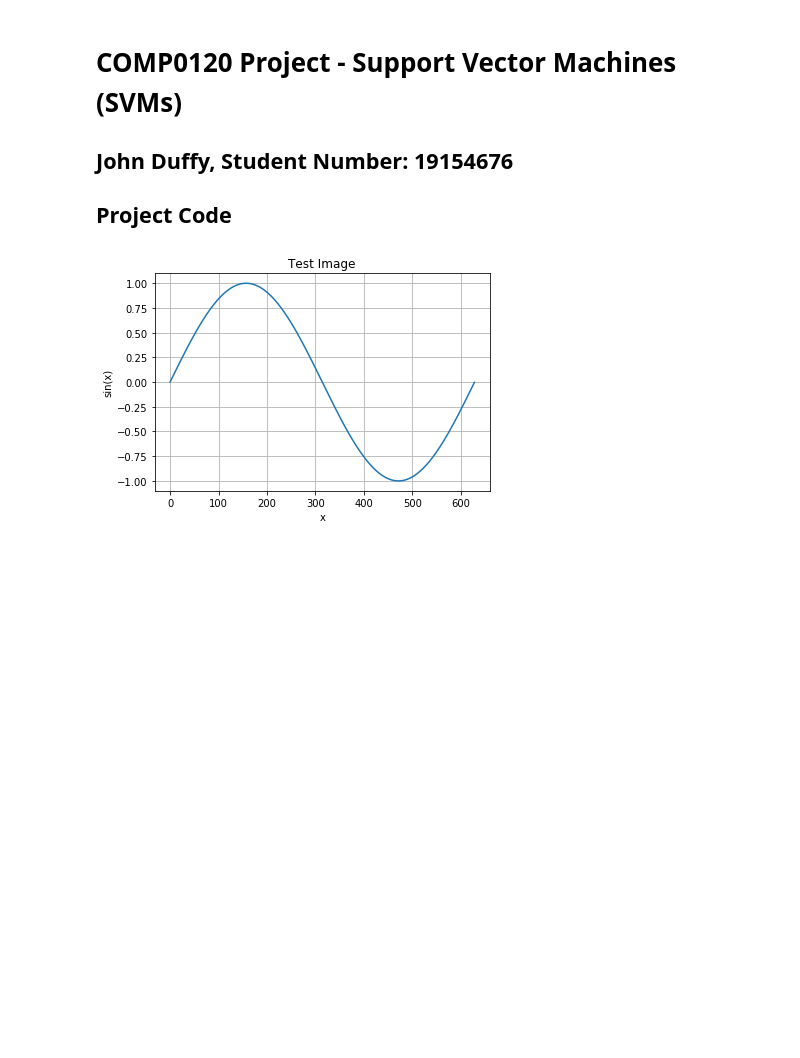
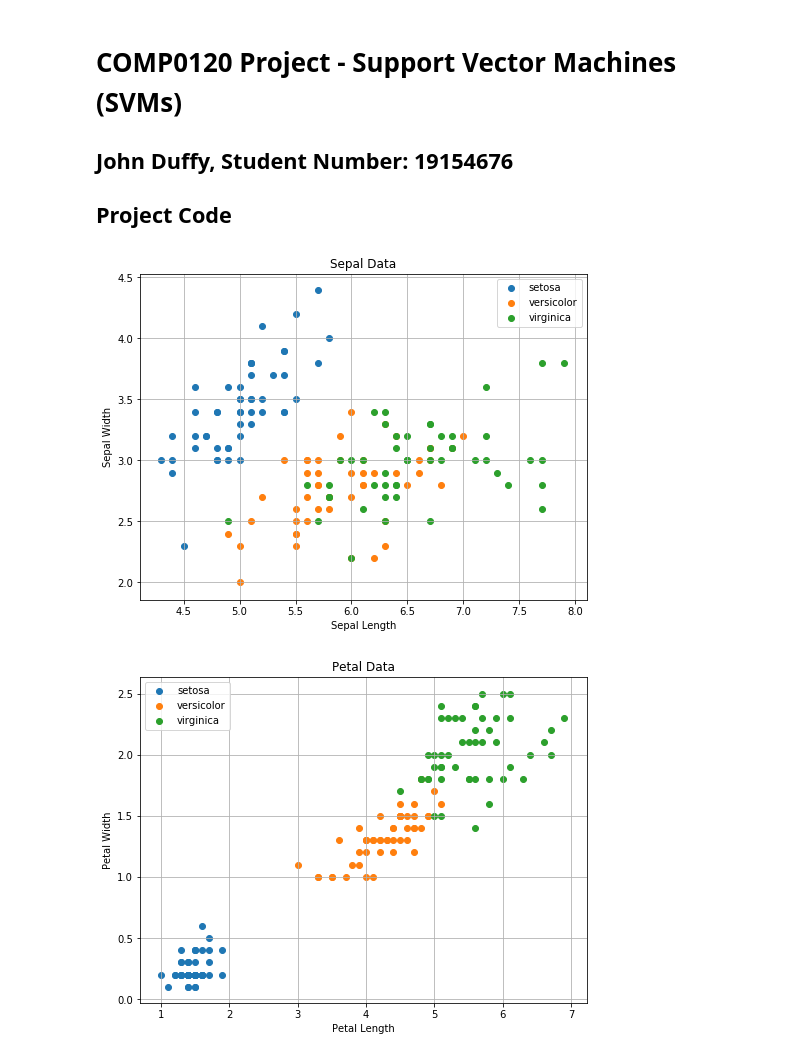
Before and after one commit to johnduffymsc/msc_comp0120project, a Jupyter notebook: COMP0120_Project_John_Duffy.ipynb, the cells around one changed output. Drawn from its saved outputs; the diff is of its cells as text; code cells hidden in the pictures; blank space fills up the shorter version.

Commit message:
Added Iris Dataset.

```diff
--- a/COMP0120_Project_John_Duffy.ipynb
+++ b/COMP0120_Project_John_Duffy.ipynb
@@ -8,11 +10,33 @@ import numpy as np
-# %%
-x = np.arange(0.0, 2 * np.pi, 0.01)
-plt.plot(np.sin(x))
-plt.title("Test Image")
-plt.xlabel("x")
-plt.ylabel("sin(x)")
-plt.grid()
-plt.savefig("test_image.eps")
-plt.show()
-# %% [output]
-[figure, removed]
+# %%
+iris = datasets.load_iris()
+
+X = iris["data"]
+y = iris["target"]
+y_names = iris["target_names"]
+
+# Sepal Data
+plt.figure(figsize=(8, 6))
+for i in np.sort(np.unique(y)):
+    plt.scatter(X[y == i, 0], X[y == i, 1], label=y_names[i])
+plt.title("Sepal Data")
+plt.xlabel("Sepal Length")
+plt.ylabel("Sepal Width")
+plt.legend()
+plt.grid()
+plt.savefig("iris_sepal.png")
+plt.show()
+
+# Petal Data
+plt.figure(figsize=(8, 6))
+for i in np.sort(np.unique(y)):
+    plt.scatter(X[y == i, 2], X[y == i, 3], label=y_names[i])
+plt.title("Petal Data")
+plt.xlabel("Petal Length")
+plt.ylabel("Petal Width")
+plt.legend()
+plt.grid()
+plt.savefig("iris_petal.png")
+plt.show()
+# %% [output]
+[figure, added]
+[figure, added]
```
Also changed, not shown: parts of 1 cell of this notebook, 4 other files.
